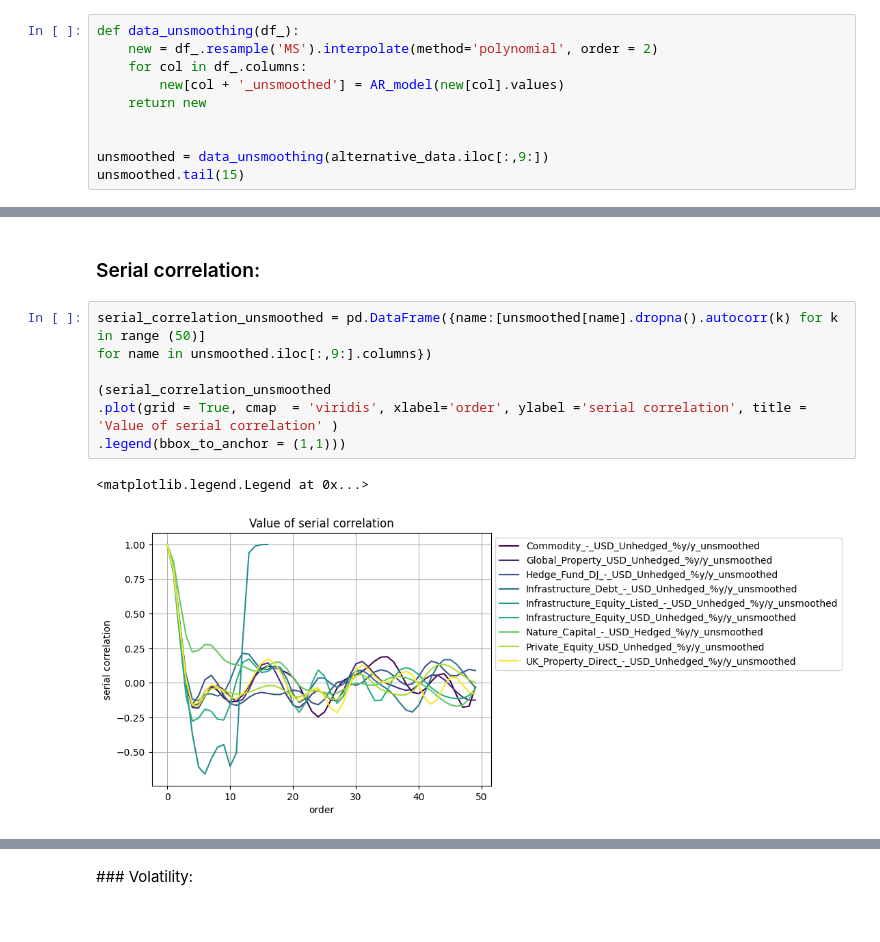
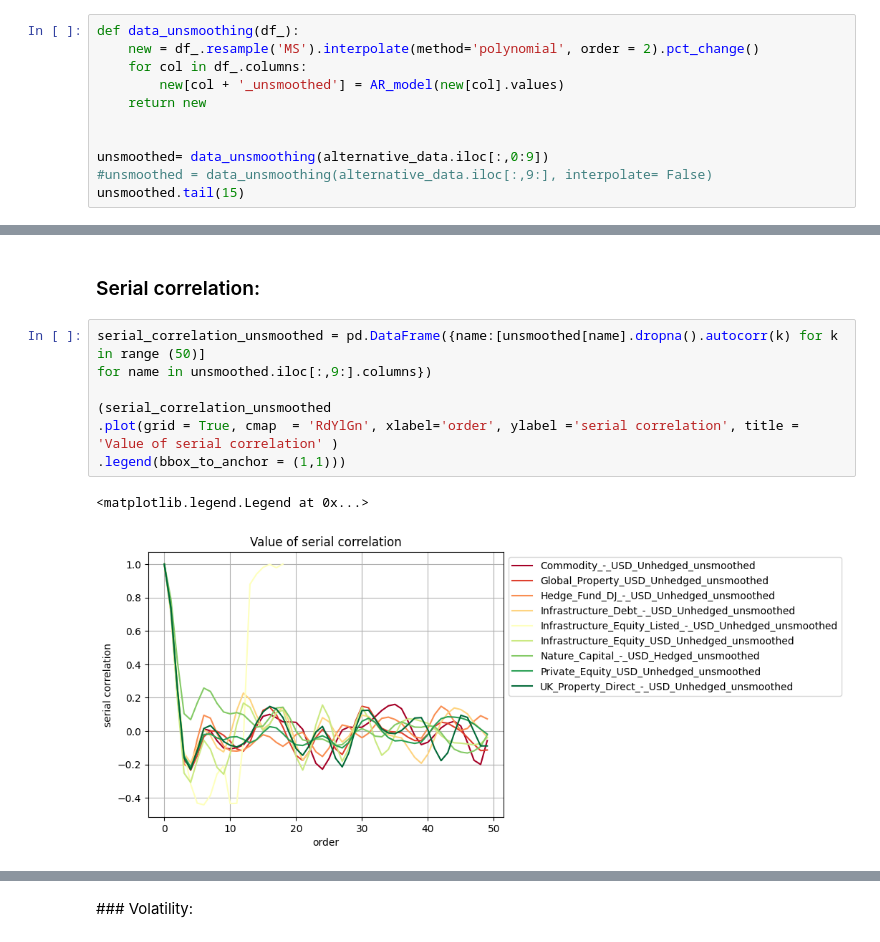
Before and after one commit to Perann/STAT_APP, a Jupyter notebook: main.ipynb, the cells around one changed output, grey strips where cells are left out. Cells and saved outputs as stored; diff of their text form.

```diff
--- a/main.ipynb
+++ b/main.ipynb
@@ -101,12 +101,13 @@ serial_correlation = pd.DataFrame({name:  [alternative_data[name].dropna().autoc
 from AR_Model.AR_functions import AR_model
 # %%
 def data_unsmoothing(df_):
-    new = df_.resample('MS').interpolate(method='polynomial', order = 2)
+    new = df_.resample('MS').interpolate(method='polynomial', order = 2).pct_change()
     for col in df_.columns:
         new[col + '_unsmoothed'] = AR_model(new[col].values)
     return new
 
 
-unsmoothed = data_unsmoothing(alternative_data.iloc[:,9:])
+unsmoothed= data_unsmoothing(alternative_data.iloc[:,0:9])
+#unsmoothed = data_unsmoothing(alternative_data.iloc[:,9:], interpolate= False)
 unsmoothed.tail(15)
 # %% [output]
@@ -174,13 +171,13 @@ Text(0.5, 1.0, 'Year 2018 interpolation')
 # %%
 serial_correlation_unsmoothed = pd.DataFrame({name:[unsmoothed[name].dropna().autocorr(k) for k in range (50)]
 for name in unsmoothed.iloc[:,9:].columns})
 
 (serial_correlation_unsmoothed
-.plot(grid = True, cmap  = 'viridis', xlabel='order', ylabel ='serial correlation', title = 'Value of serial correlation' )
+.plot(grid = True, cmap  = 'RdYlGn', xlabel='order', ylabel ='serial correlation', title = 'Value of serial correlation' )
 .legend(bbox_to_anchor = (1,1)))
 # %% [output]
 <matplotlib.legend.Legend at 0x...>
-[figure, old version]
+[figure, new version]
 # %%
 unsmoothed.tail()
 # %% [output]
```
Also changed, not shown: parts of 22 cells of this notebook.
